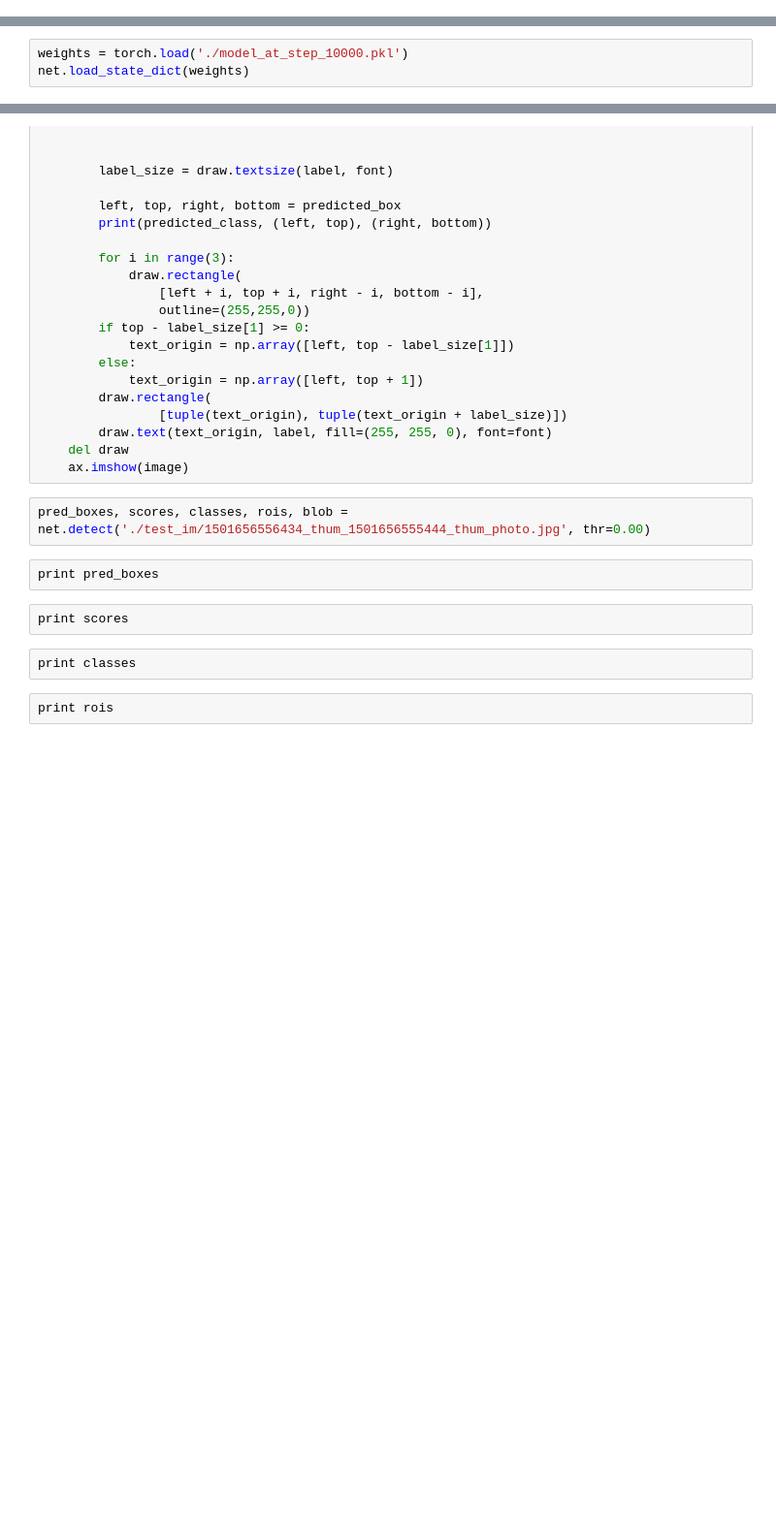
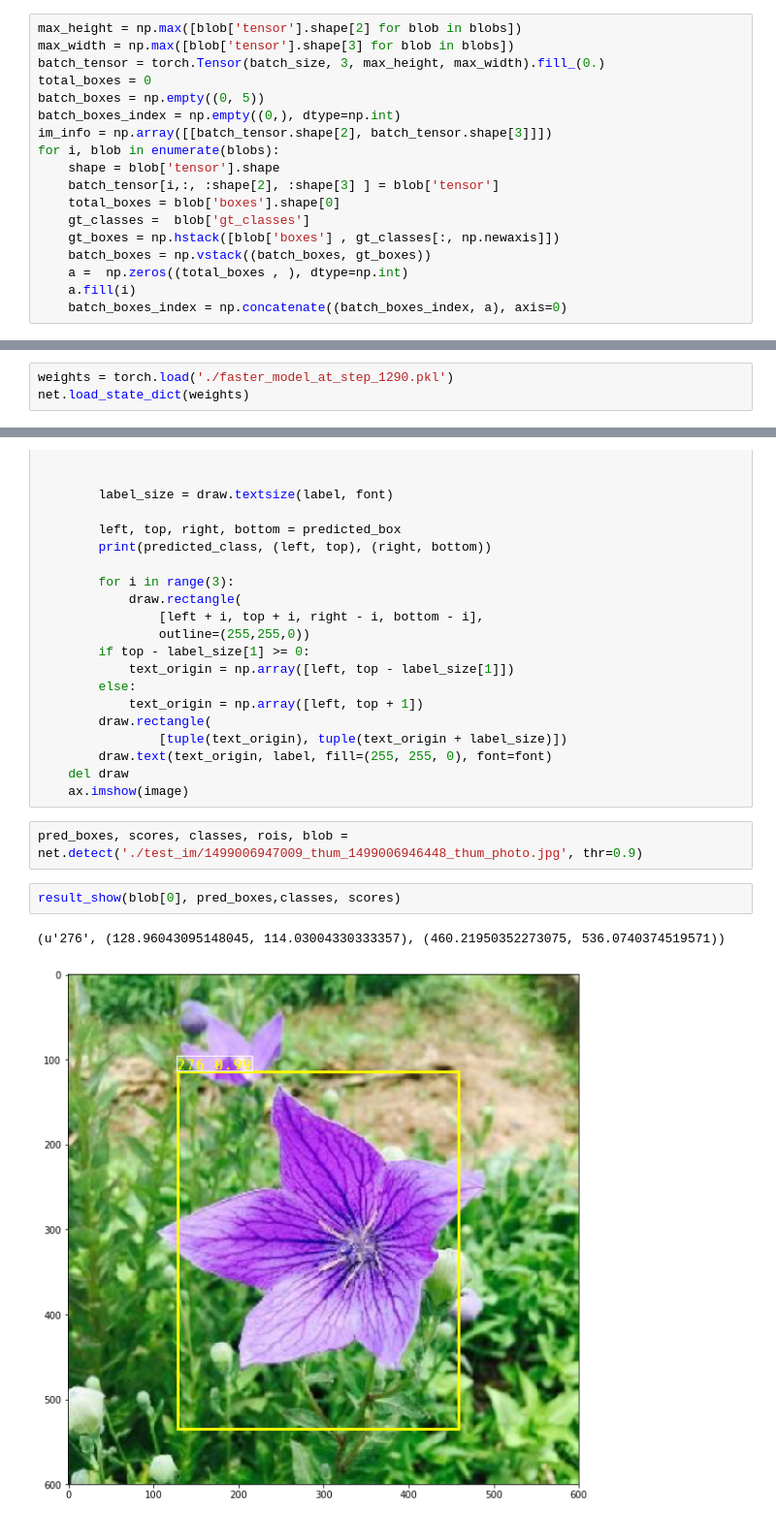
Before and after one commit to anhlt/faster_rcnn, a Jupyter notebook: VOC.ipynb, the cells around one changed output, grey strips where cells are left out. Shown at 97% size. Cells and saved outputs as stored; diff of their text form; blank space fills up the shorter version.

```diff
--- a/VOC.ipynb
+++ b/VOC.ipynb
@@ -70,0 +64,18 @@ t2 = val_queue.get()
+# %%
+max_height = np.max([blob['tensor'].shape[2] for blob in blobs])
+max_width = np.max([blob['tensor'].shape[3] for blob in blobs])
+batch_tensor = torch.Tensor(batch_size, 3, max_height, max_width).fill_(0.)
+total_boxes = 0
+batch_boxes = np.empty((0, 5))
+batch_boxes_index = np.empty((0,), dtype=np.int)
+im_info = np.array([[batch_tensor.shape[2], batch_tensor.shape[3]]])
+for i, blob in enumerate(blobs):
+    shape = blob['tensor'].shape
+    batch_tensor[i,:, :shape[2], :shape[3] ] = blob['tensor']
+    total_boxes = blob['boxes'].shape[0]
+    gt_classes =  blob['gt_classes']
+    gt_boxes = np.hstack([blob['boxes'] , gt_classes[:, np.newaxis]])
+    batch_boxes = np.vstack((batch_boxes, gt_boxes))
+    a =  np.zeros((total_boxes , ), dtype=np.int)
+    a.fill(i)
+    batch_boxes_index = np.concatenate((batch_boxes_index, a), axis=0)
@@ -222,5 +203,5 @@ KeyboardInterrupt:
 # %%
-weights = torch.load('./model_at_step_10000.pkl')
+weights = torch.load('./faster_model_at_step_1290.pkl')
 net.load_state_dict(weights)
 # %%
 optimizer = SGD(params, lr=1e-5, momentum=0.9, weight_decay=0.0005)
@@ -305,12 +268,9 @@ def result_show(inp, predicted_boxes=[], classes=[], scores=[]):
     del draw
     ax.imshow(image)
 # %%
-pred_boxes, scores, classes, rois, blob = net.detect('./test_im/1501656556434_thum_1501656555444_thum_photo.jpg', thr=0.00)
+pred_boxes, scores, classes, rois, blob = net.detect('./test_im/1499006947009_thum_1499006946448_thum_photo.jpg', thr=0.9)
-# %%
-print pred_boxes
-# %%
-print scores
-# %%
-print classes
-# %%
-print rois
+# %%
+result_show(blob[0], pred_boxes,classes, scores)
+# %% [output]
+(u'276', (128.96043095148045, 114.03004330333357), (460.21950352273075, 536.0740374519571))
+[figure, added]
```
Also changed, not shown: parts of 15 cells of this notebook, 1 other file.
